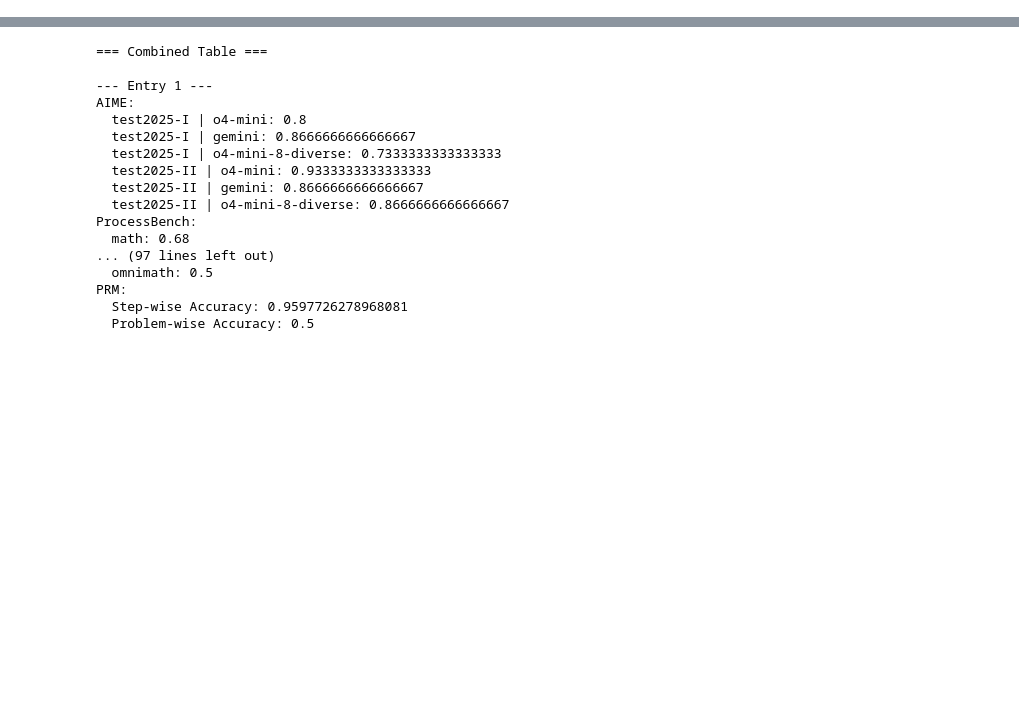
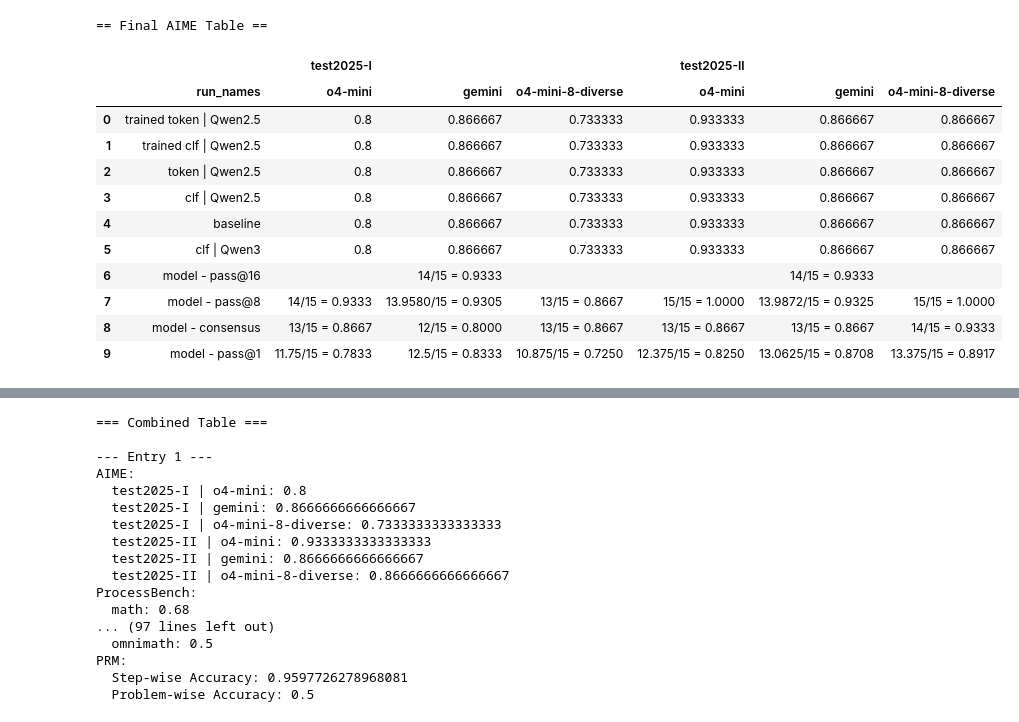
Before and after one commit to FrozenWolf-Cyber/Math-PRM, a Jupyter notebook: prm800k_analysis.ipynb, the cells around one changed output, grey strips where cells are left out. Saved outputs shown, nothing was run; the diff lists cells and outputs as text; code cells hidden in the pictures; blank space fills up the shorter version.

```diff
--- a/prm800k_analysis.ipynb
+++ b/prm800k_analysis.ipynb
@@ -143,3 +157,69 @@ df_aime
+# %%
+import pandas as pd
+
+# Step 1: Append model-level rows to df_aime
+df_extra = pd.DataFrame({
+    "run_names": [
+        "model - pass@16",
+        "model - pass@8",
+        "model - consensus",
+        "model - pass@1",
+    ]
+})
+
+# Define mapping for easy access
+model_scores = {
+    "test2025-II_o4-mini": ["", "15/15 = 1.0000", "13/15 = 0.8667", "12.375/15 = 0.8250"],
+    "test2025-II_o4-mini-8-diverse": ["", "15/15 = 1.0000", "14/15 = 0.9333", "13.375/15 = 0.8917"],
+    "test2025-II_gemini": ["14/15 = 0.9333", "13.9872/15 = 0.9325", "13/15 = 0.8667", "13.0625/15 = 0.8708"],
+    "test2025-I_o4-mini": ["", "14/15 = 0.9333", "13/15 = 0.8667", "11.75/15 = 0.7833"],
+    "test2025-I_o4-mini-8-diverse": ["", "13/15 = 0.8667", "13/15 = 0.8667", "10.875/15 = 0.7250"],
+    "test2025-I_gemini": ["14/15 = 0.9333", "13.9580/15 = 0.9305", "12/15 = 0.8000", "12.5/15 = 0.8333"],
+}
+
+# Append each metric row
+for i in range(4):  # 4 metrics
+    row = {k: v[i] for k, v in model_scores.items()}
+    df_extra.loc[i, list(row.keys())] = list(row.values())
+
+# Combine original + new rows
+df_aime_with_extra = pd.concat([df_aime, df_extra], ignore_index=True)
+
+# Step 2: Convert to MultiIndex
+run_names = df_aime_with_extra['run_names']
+df_temp = df_aime_with_extra.drop(columns=['run_names'])
+
+multi_cols = []
+for col in df_temp.columns:
+    if col.startswith("test2025-II"):
+        group = "test2025-II"
+    elif col.startswith("test2025-I"):
+        group = "test2025-I"
+    else:
+        group = "Other"
+    model = col.split("_")[-1]
+    multi_cols.append((group, model))
+
+df_temp.columns = pd.MultiIndex.from_tuples(multi_cols)
+df_temp.insert(0, ('', 'run_names'), run_names)
+
+# Final table
+print("== Final AIME Table ==")
+df_temp
+# %% [output]
+== Final AIME Table ==
+|  |  | test2025-I |  |  | test2025-II |  |  |
+|  | run_names | o4-mini | gemini | o4-mini-8-diverse | o4-mini | gemini | o4-mini-8-diverse |
+| 0 | trained token | Qwen2.5 | 0.8 | 0.866667 | 0.733333 | 0.933333 | 0.866667 | 0.866667 |
+| 1 | trained clf | Qwen2.5 | 0.8 | 0.866667 | 0.733333 | 0.933333 | 0.866667 | 0.866667 |
+| 2 | token | Qwen2.5 | 0.8 | 0.866667 | 0.733333 | 0.933333 | 0.866667 | 0.866667 |
+| 3 | clf | Qwen2.5 | 0.8 | 0.866667 | 0.733333 | 0.933333 | 0.866667 | 0.866667 |
+| 4 | baseline | 0.8 | 0.866667 | 0.733333 | 0.933333 | 0.866667 | 0.866667 |
+| 5 | clf | Qwen3 | 0.8 | 0.866667 | 0.733333 | 0.933333 | 0.866667 | 0.866667 |
+| 6 | model - pass@16 |  | 14/15 = 0.9333 |  |  | 14/15 = 0.9333 |  |
+| 7 | model - pass@8 | 14/15 = 0.9333 | 13.9580/15 = 0.9305 | 13/15 = 0.8667 | 15/15 = 1.0000 | 13.9872/15 = 0.9325 | 15/15 = 1.0000 |
+| 8 | model - consensus | 13/15 = 0.8667 | 12/15 = 0.8000 | 13/15 = 0.8667 | 13/15 = 0.8667 | 13/15 = 0.8667 | 14/15 = 0.9333 |
+| 9 | model - pass@1 | 11.75/15 = 0.7833 | 12.5/15 = 0.8333 | 10.875/15 = 0.7250 | 12.375/15 = 0.8250 | 13.0625/15 = 0.8708 | 13.375/15 = 0.8917 |
 # %%
 # Extract all full PRM metrics
 prm_stepwise_full = re.findall(
```
Also changed, not shown: parts of 7 cells of this notebook, 2 other files.
